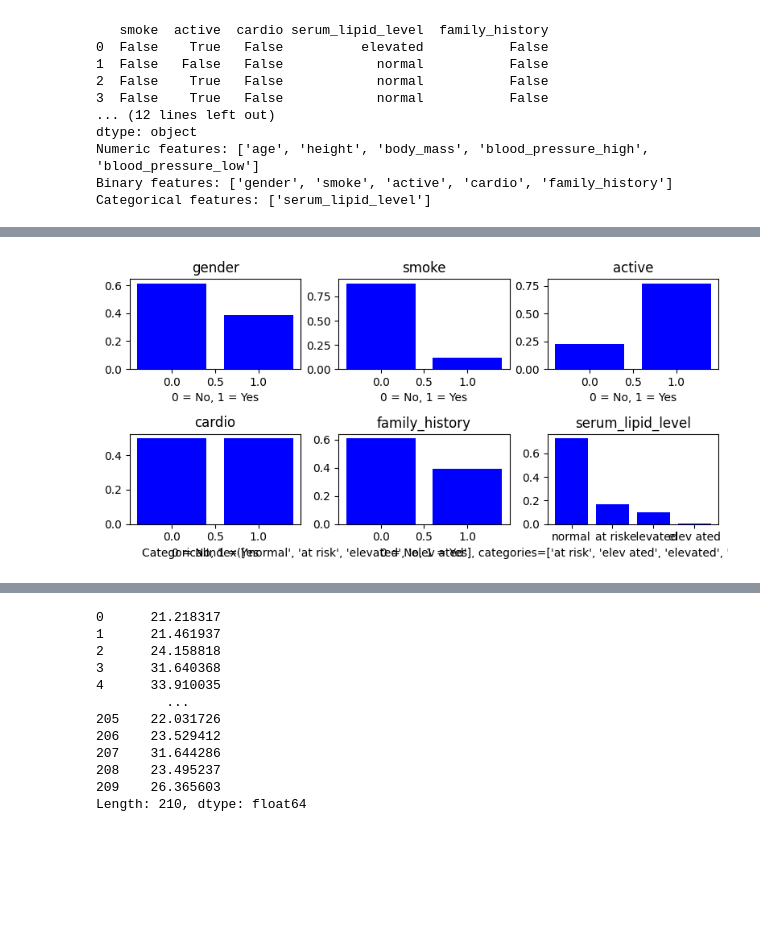
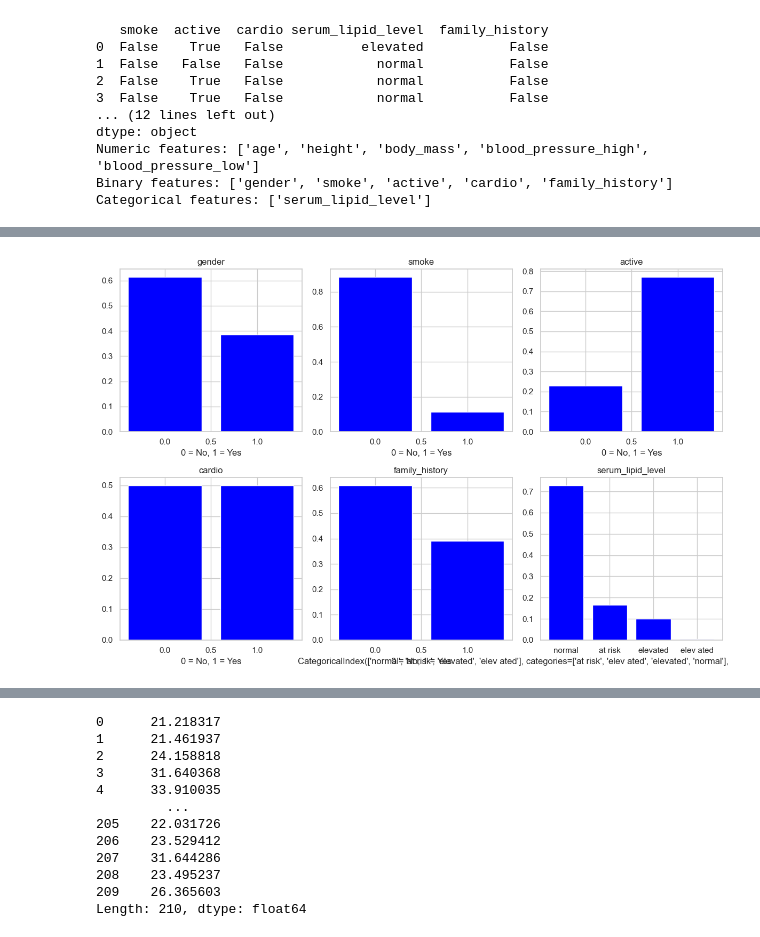
Before and after one commit to Shyamraja/CardioDataPreparation-Analysis, a Jupyter notebook: exercise.ipynb, the cells around one changed output, grey strips where cells are left out. Drawn from its saved outputs; the diff is of its cells as text; code cells hidden in the pictures; blank space fills up the shorter version.

```diff
--- a/exercise.ipynb
+++ b/exercise.ipynb
@@ -37,8 +37,6 @@ Numeric features: ['age', 'height', 'body_mass', 'blood_pressure_high', 'blood_p
 Binary features: ['gender', 'smoke', 'active', 'cardio', 'family_history']
 Categorical features: ['serum_lipid_level']
 # %%
-import pandas as pd
-data_path = "CardioCare_ex1.csv" #if you just give the name of the file it will look for the data in the same folder as your script
 # Defining the dictionary with column Names as keys and data types as values
 column_types = {
     'age': 'int',
@@ -219,16 +201,3 @@ count     210    210    210    210            210               210
 unique      2      2      2      2              2                 4
 top     False  False   True  False          False            normal
 freq      129    186    162    105            128               153
-# %%
-import pandas as pd
-data_path = "CardioCare_ex1.csv"
-#if you just give the name of the file it will look for the data in the same folder as your script
-data = pd.read_csv(data_path, dtype = {'age': 'int', 'height': 'int', 'body_mass':'int',
-                'blood_pressure_low':'int', 'blood_pressure_high':'int', 'gender': 'boolean', 'smoke': 'boolean',
-       'active':'boolean', 'cardio':'boolean', 'serum_lipid_level':'category', 'family_history':'boolean'})
-
-# read in the dataset with no arguments
-wrongly_read_data = pd.read_csv(data_path)
-
-# calculate descriptives for the data that was wrongly read in.
-wrongly_read_data.describe()
@@ -289,46 +267,29 @@ plt.show()
 # %%
-import pandas as pd
-import matplotlib.pyplot as plt
 
-data_path = "CardioCare_ex1.csv"
-column_types = {
-    'age': 'int',
-    'height': 'int',
-    'body_mass': 'int',
-    'blood_pressure_low': 'int',
-    'blood_pressure_high': 'int',
-    'gender': 'boolean',
-    'smoke': 'boolean',
-    'active': 'boolean',
-    'cardio': 'boolean',
-    'serum_lipid_level': 'category',
-    'family_history': 'boolean'
-}
-data = pd.read_csv(data_path, dtype=column_types)
+# Defining the binary and categorical features and plot the fractions for each level
 
-# Defining the binary and categorical features
 binary_columns = ["gender", "smoke", "active", "cardio", "family_history"]
 categorical_columns = ["serum_lipid_level"]
 
 # Creating a figure with subplots
-fig, axes = plt.subplots(nrows=2, ncols=3, figsize=(8, 4))
+fig, axes = plt.subplots(nrows=2, ncols=3, figsize=(12, 8))
 
 # Looping over the binary features and plot the fractions for each level
 for i, feature in enumerate(binary_columns + categorical_columns):
     # Getting the fractions of each level using value_counts with normalize=True
     fractions = data[feature].value_counts(normalize=True)
 
     # Plotting the fractions as a bar plot on the subplot
     axes[i // 3, i % 3].bar(fractions.index, fractions, color="blue")
 
     # Setting the title and the x-axis label of the subplot
     axes[i // 3, i % 3].set_title(feature)
     axes[i // 3, i % 3].set_xlabel("0 = No, 1 = Yes" if feature in binary_columns else fractions.index)
 
 # Adjusting the layout of the figure
 fig.tight_layout()
 
 # Show the figure
 plt.show()
 # %% [output]
-[figure, old version]
+[figure, new version]
```
Also changed, not shown: parts of 20 cells of this notebook.
